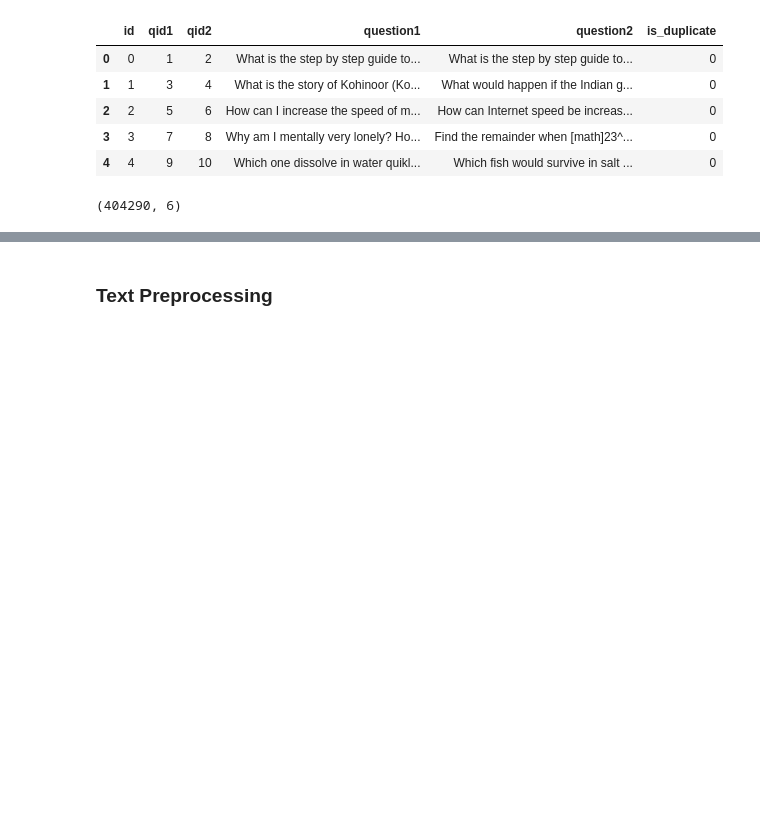
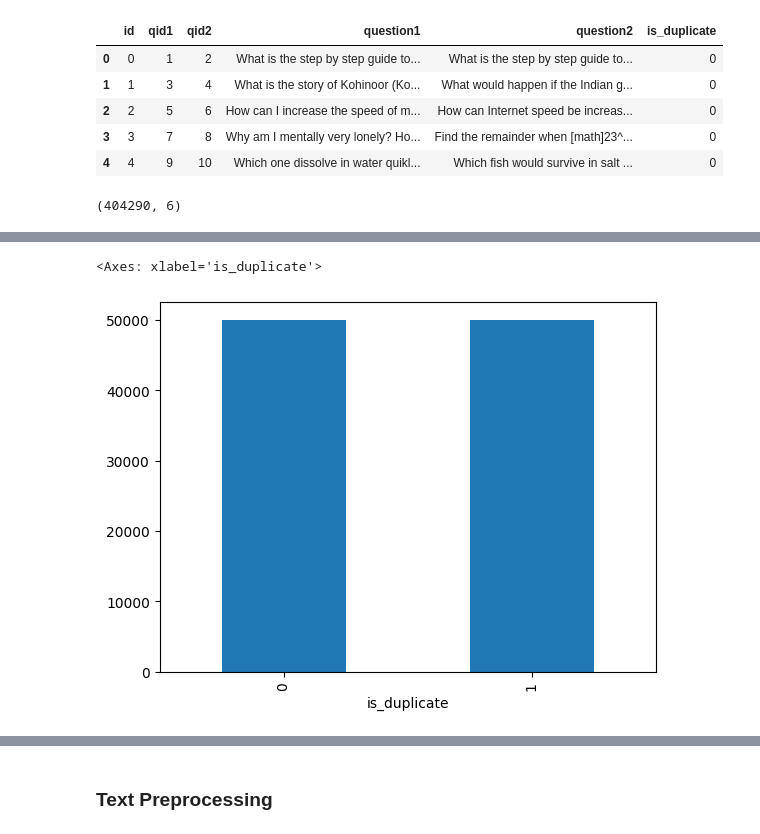
Before and after one commit to SudarshanPoudel/Duplicate_question_detection, a Jupyter notebook: notebook.ipynb, the cells around one changed output, grey strips where cells are left out. Saved outputs shown, nothing was run; the diff lists cells and outputs as text; code cells hidden in the pictures; blank space fills up the shorter version.

```diff
--- a/notebook.ipynb
+++ b/notebook.ipynb
@@ -68,0 +73,5 @@ Name: count, dtype: int64
+# %%
+df['is_duplicate'].value_counts().plot(kind='bar')
+# %% [output]
+<Axes: xlabel='is_duplicate'>
+[figure, added]
```
Also changed, not shown: parts of 30 cells of this notebook.
